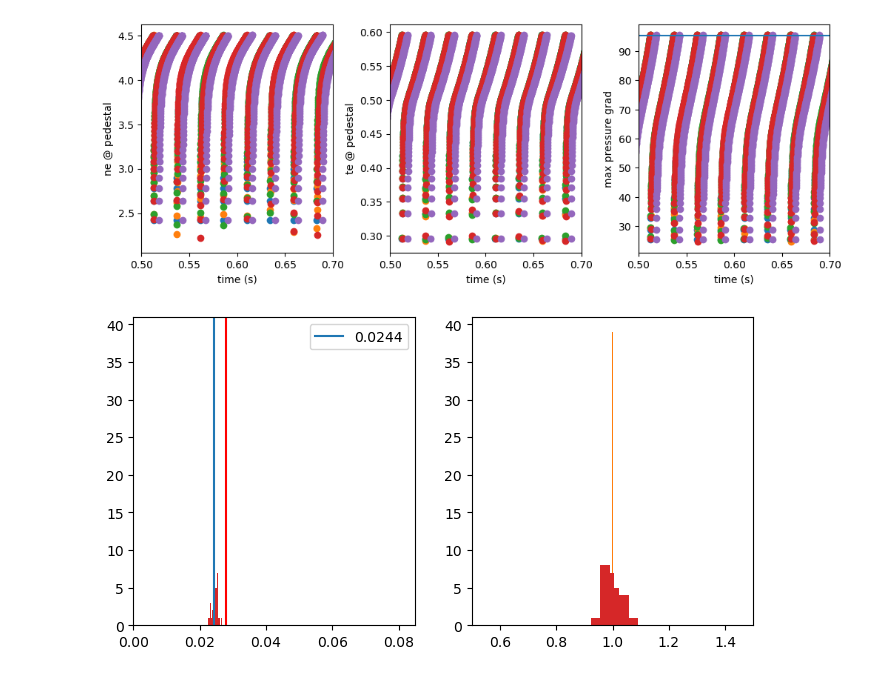
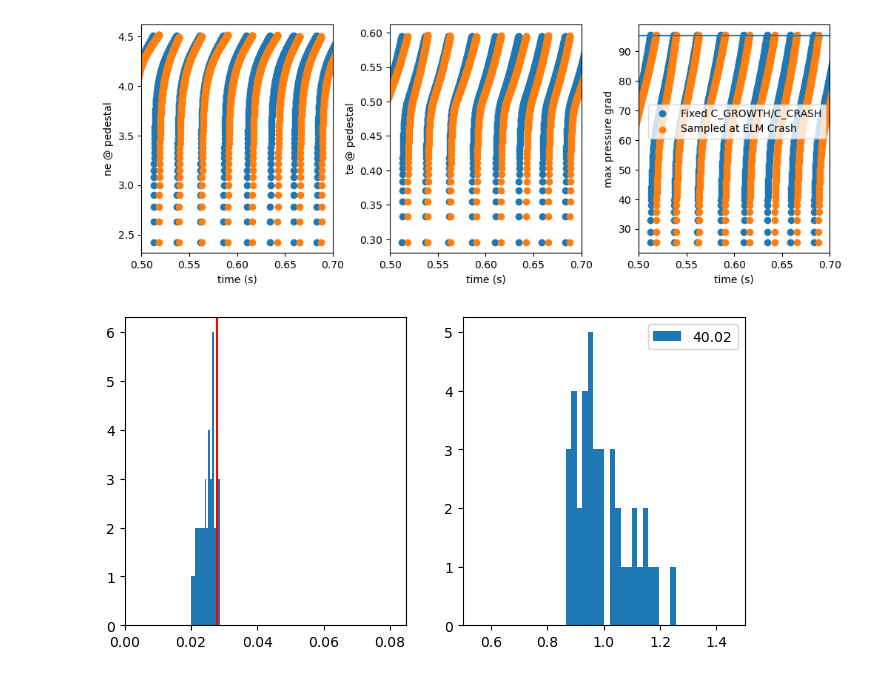
Before and after one commit to fusionby2030/trans_shenanigans, a Jupyter notebook: models/data_driven/plot_outputs.ipynb, the cells around one changed output. Saved outputs shown, nothing was run; the diff lists cells and outputs as text; code cells hidden in the pictures.

```diff
--- a/models/data_driven/plot_outputs.ipynb
+++ b/models/data_driven/plot_outputs.ipynb
@@ -77,0 +154,31 @@ te_fit_params, ne_fit_params, pe_fit_params, machineparams  = get_fit_params_fro
+# %%
+fig, axs = plt.subplots(1, 1, figsize=(4, 4))
+
+time_elm_crash = []
+for n, prob_res in enumerate(prob_res_many):
+    if prob_res.config.mode != 2:
+        continue
+    elm_events = prob_res.all_alpha >= ALPHA_CRIT
+    elm_idxs   = np.argwhere(elm_events == True)[:-1, 0]
+    start, stop = elm_idxs[0] +1, elm_idxs[1]
+    axs.scatter(prob_res.all_times[start:stop], prob_res.all_alpha[start:stop], alpha=0.25, s=10)
+    time_elm_crash.append(prob_res.all_times[stop])
+time_elm_crash = sorted(time_elm_crash)
+print()
+print(time_elm_crash)
+t_next_elm   = np.linspace(0.023, 0.06, 1000)
+p_of_nex_elm = np.zeros_like(t_next_elm)
+for t in time_elm_crash:
+    where_greater = t_next_elm > t
+    p_of_nex_elm[where_greater] += 1
+p_of_nex_elm /= len(time_elm_crash)
+
+axsprob = axs.twinx()
+axsprob.plot(t_next_elm, p_of_nex_elm, color='black', label=r'$p(\text{ELM} | \theta)$')
+axsprob.axvline(1.0 / 40.0 + prob_res.all_times[start], color='salmon', label='Exp. ELM Freq')
+axsprob.legend()
+axs.set_ylabel('Simulated max pressure gradient')
+axsprob.set_ylabel(r'$p(\text{ELM}| \theta)$')
+axs.set_xlim(0.023, 0.06)
+axs.set_title(f'Num Parallel Simulations: {len(time_elm_crash)}')
+axs.set_xlabel('Sim time (s)')
@@ -81,25 +245,29 @@ ne_ped_idx = np.argmin(abs(fixed_res.xdomain.phi_norm - (ne_fit_params.p - ne_fi
 # %%
 fig, axs = plt.subplots(1, 3, figsize=(12, 4))
 
-axs[0].scatter(fixed_res.all_times, fixed_res.all_ne[:, ne_ped_idx], label='Fixed C_GROWTH/C_CRASH')
+axs[0].scatter(fixed_res.all_times, fixed_res.all_ne[:, ne_ped_idx])
 axs[1].scatter(fixed_res.all_times, fixed_res.all_te[:, te_ped_idx])
-axs[2].scatter(fixed_res.all_times, fixed_res.all_alpha)
+axs[2].scatter(fixed_res.all_times, fixed_res.all_alpha, label='Fixed C_GROWTH/C_CRASH')
 for n, prob_res in enumerate(prob_res_many):
-    axs[0].scatter(prob_res.all_times, prob_res.all_ne[:, ne_ped_idx], label='Sampled at ELM Crash')
+    if prob_res.all_times[-1] < 0.8:
+        continue
+    axs[0].scatter(prob_res.all_times, prob_res.all_ne[:, ne_ped_idx])
     axs[1].scatter(prob_res.all_times, prob_res.all_te[:, te_ped_idx])
-    axs[2].scatter(prob_res.all_times, prob_res.all_alpha)
-# axs[0].legend()
+    axs[2].scatter(prob_res.all_times, prob_res.all_alpha, label='Sampled at ELM Crash')
+    break
+
 axs[0].set_ylabel('ne @ pedestal')
 axs[1].set_ylabel('te @ pedestal')
 axs[2].set_ylabel('max pressure grad')
 for ax in axs:
     ax.set_xlabel('time (s)')
     ax.set_xlim(0.5, 0.7)
 axs[2].axhline(ALPHA_CRIT)
+axs[2].legend(loc=(0.05, 0.5))
 fig.subplots_adjust(wspace=0.3)
 plt.show()
 # %% [output]
-[figure, old version]
+[figure, new version]
 # %%
 def get_tau_interelms(res: Result) -> np.ndarray:
     elm_events = res.all_alpha >= ALPHA_CRIT
@@ -118,16 +286,18 @@ for prob_res in prob_res_many:
     TAU_INTERELM = get_tau_interelms(prob_res)
     axs[0].hist(TAU_INTERELM, bins=15)
     frequencies = 1.0 / TAU_INTERELM
-    axs[1].hist(frequencies / np.mean(frequencies))
+    axs[1].hist(frequencies / np.mean(frequencies), label=f'{np.mean(frequencies):.4}', bins=20)
+    print()
     tau_interelms_all.append(TAU_INTERELM)
+    break
 
 FIXED_TAU_INTERELM = get_tau_interelms(fixed_res)
-axs[0].axvline(FIXED_TAU_INTERELM.mean(), label=f'{FIXED_TAU_INTERELM.mean():.4}')
+# axs[0].axvline(FIXED_TAU_INTERELM.mean(), label=f'{FIXED_TAU_INTERELM.mean():.4}')
 axs[0].axvline(expected_exp, color='red')
 axs[0].set_xlim(0.0, 0.085)
-axs[0].legend()
+axs[1].legend()
 axs[1].set_xlim(0.5, 1.5)
 # print((prob_res.all_alpha >= ALPHA_CRIT).sum())
 plt.show()
 # %% [output]
-[figure, old version]
+[figure, new version]
```
Also changed, not shown: parts of 7 cells of this notebook, 2 other files.
